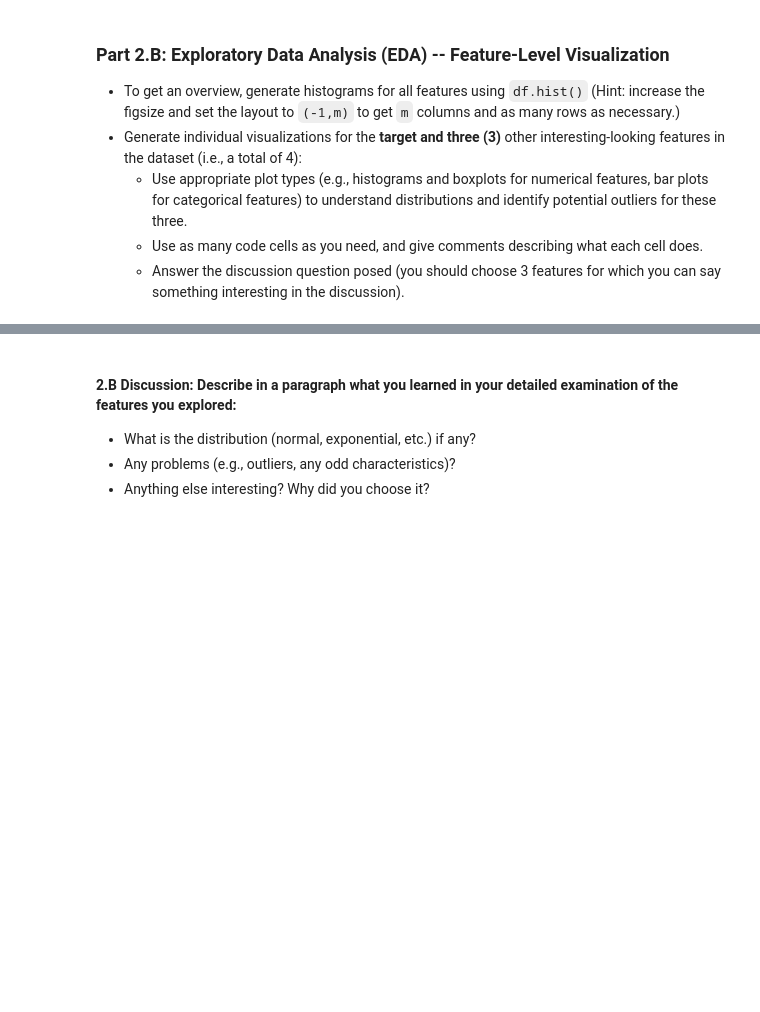
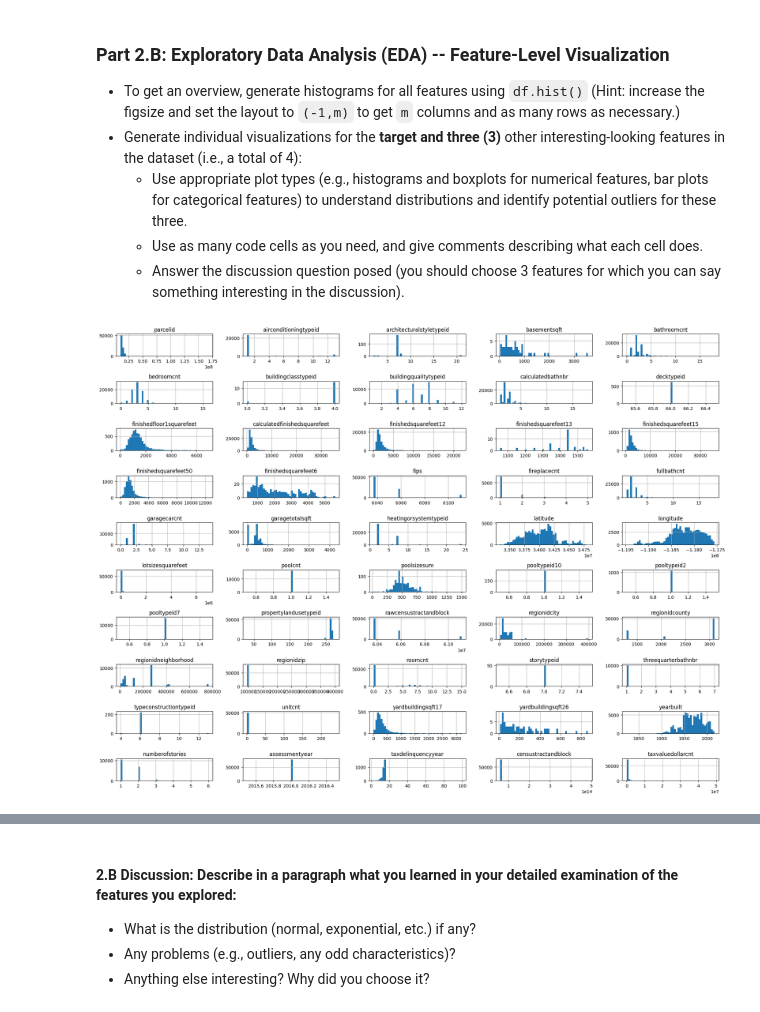
Before and after one commit to ndumay/Module3Assignments2-Final, a Jupyter notebook: Mod3-Milestone1/Milestone_01.ipynb, the cells around one changed output, grey strips where cells are left out. Saved outputs shown, nothing was run; the diff lists cells and outputs as text; code cells hidden in the pictures; blank space fills up the shorter version.

```diff
--- a/Mod3-Milestone1/Milestone_01.ipynb
+++ b/Mod3-Milestone1/Milestone_01.ipynb
@@ -250,3 +347,10 @@ Hint: Just use `.head()`, `.info()`, and `.nunique()`.
     - Use appropriate plot types (e.g., histograms and boxplots for numerical features, bar plots for categorical features) to understand distributions and identify potential outliers for these three.
     - Use as many code cells as you need, and give comments describing what each cell does.
     - Answer the discussion question posed (you should choose 3 features for which you can say something interesting in the discussion).
+# %%
+# All histograms
+df.hist(figsize=(20, 15), bins=50, layout=(-1, 5))
+plt.tight_layout()
+plt.show()
+# %% [output]
+[figure, added]
```
Also changed, not shown: parts of 25 cells of this notebook.
